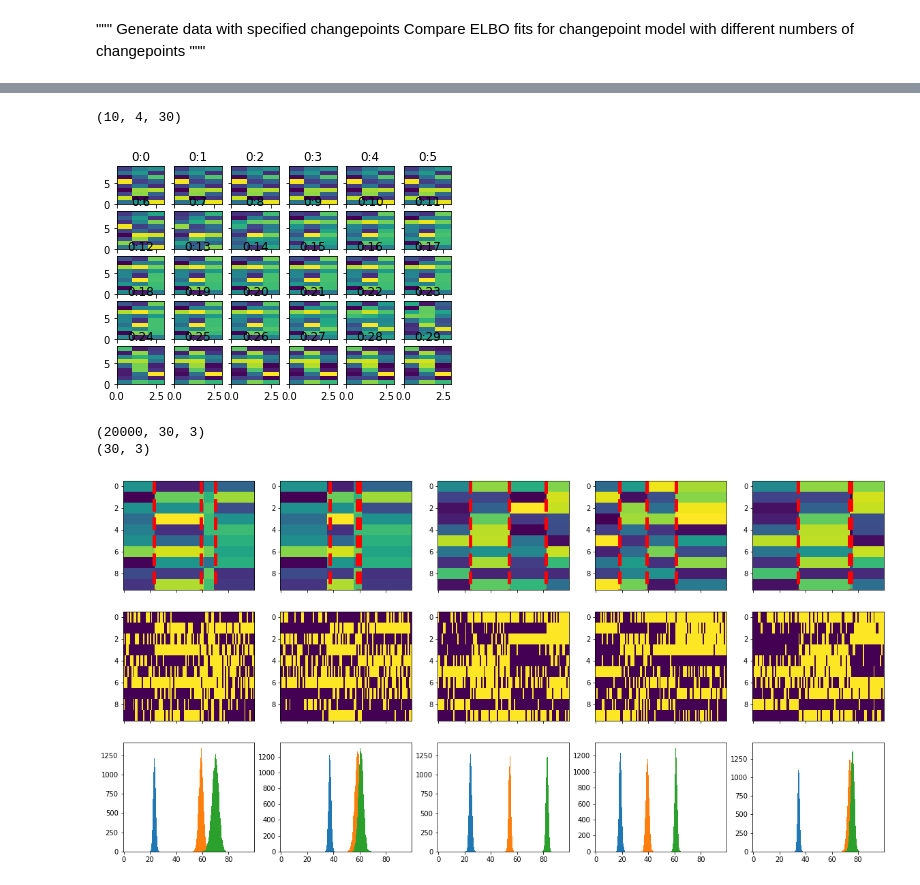
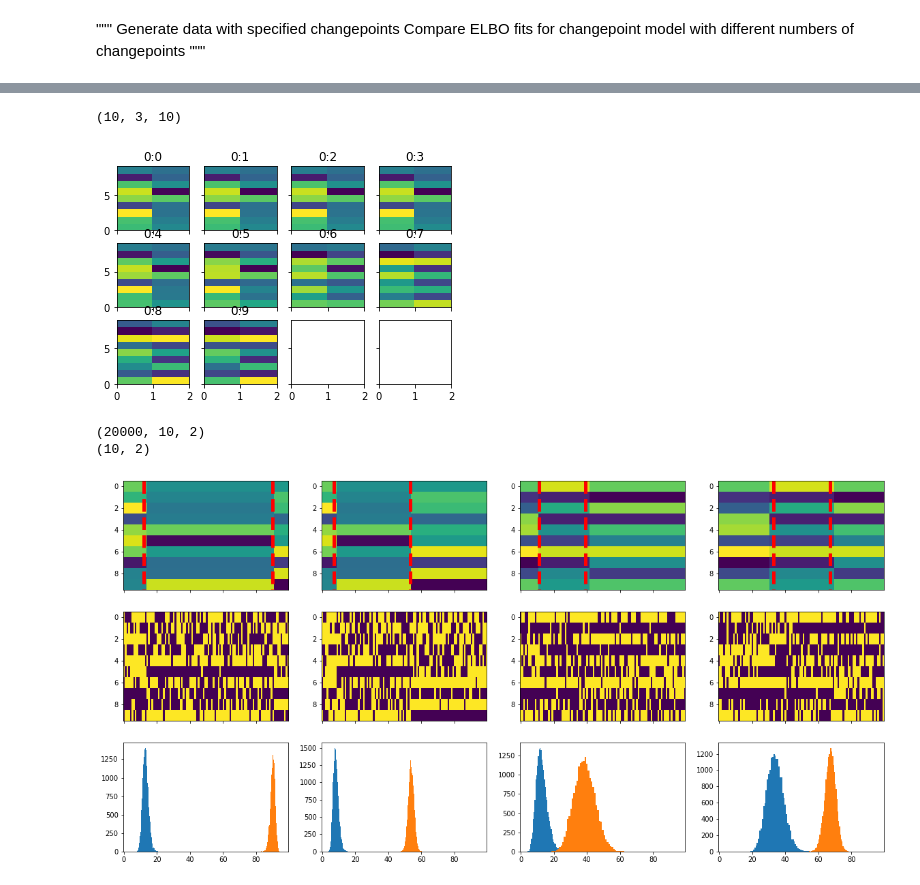
Before and after one commit to abuzarmahmood/firing_space_plot, a Jupyter notebook: changepoint_mcmc/ipython_notebooks/trial_switch_changepoint_test_3d-clean.ipynb, the cells around one changed output, grey strips where cells are left out. Cells and saved outputs as stored; diff of their text form; code cells hidden in the pictures.

```diff
--- a/changepoint_mcmc/ipython_notebooks/trial_switch_changepoint_test_3d-clean.ipynb
+++ b/changepoint_mcmc/ipython_notebooks/trial_switch_changepoint_test_3d-clean.ipynb
@@ -20,17 +20,17 @@ from ephys_data import ephys_data
 import visualize
 # %%
 nrn_num = 10
-trial_num = 30
+trial_num = 10
 time_bins = 100
-switch_components = 3
-states = 4
+switch_components = 2
+states = 3
 # %%
 true_tau = np.cumsum(np.random.random((trial_num,states)),axis=-1)
 true_tau /= np.max(true_tau,axis=-1)[...,np.newaxis]
 true_tau *= time_bins
 true_tau = np.vectorize(np.int)(true_tau)
 
-trial_tau = [8,23]
+trial_tau = [7]
 trial_lambda_selector = np.ones(trial_num)*len(trial_tau)
 for val in trial_tau:
     trial_lambda_selector[:val] = trial_lambda_selector[:val]-1
@@ -209,11 +222,11 @@ visualize.firing_overview(np.mean(ppc['obs'],axis=0)[trial_inds],cmap='viridis')
 mean_trial_lambda = np.mean(trace['selected_trial_lambda'],axis=0)
 print(mean_trial_lambda.shape)
 # %% [output]
-(10, 4, 30)
+(10, 3, 10)
 # %%
 visualize.firing_overview(np.moveaxis(mean_trial_lambda,-1,0), cmap = 'viridis');
 # %% [output]
-[figure, old version]
+[figure, new version]
 # %%
 #min_val,max_val = min(true_r),max(true_r)
 tau = trace['tau']
@@ -221,16 +234,20 @@ print(tau.shape)
 mode_tau = stats.mode(np.vectorize(np.int)(tau),axis=0)[0][0]
 print(mode_tau.shape)
 # %% [output]
-(20000, 30, 3)
-(30, 3)
+(20000, 10, 2)
+(10, 2)
 # %%
-fig,ax = plt.subplots(3,trial_count,sharex=True,figsize=(20,10))
+trial_inds = [1,2,8,9]
+fig,ax = plt.subplots(3,len(trial_inds),sharex=True,figsize=(20,10))
 for trial_num,this_trial_ind in enumerate(trial_inds):
     ax[0,trial_num].imshow(true_r[this_trial_ind],aspect='auto', interpolation='nearest')
     ax[1,trial_num].imshow(data_array[this_trial_ind],aspect='auto', interpolation='nearest')
 
     for tau_num, this_tau in enumerate(tau[:,this_trial_ind].T):
         ax[2,trial_num].hist(this_tau,bins=50)
         ax[0,trial_num].vlines(mode_tau[this_trial_ind,tau_num],-0.5,nrn_num-0.5,color='red',alpha=1,linewidth=5, linestyles='dashed')
+
+fig = plt.gcf()
+fig.savefig('/home/abuzarmahmood/Downloads/trial_changepoint_fit_examples.png', dpi = 300)
 # %% [output]
-[figure, old version]
+[figure, new version]
```
Also changed, not shown: parts of 6 cells of this notebook, 15 other files.
